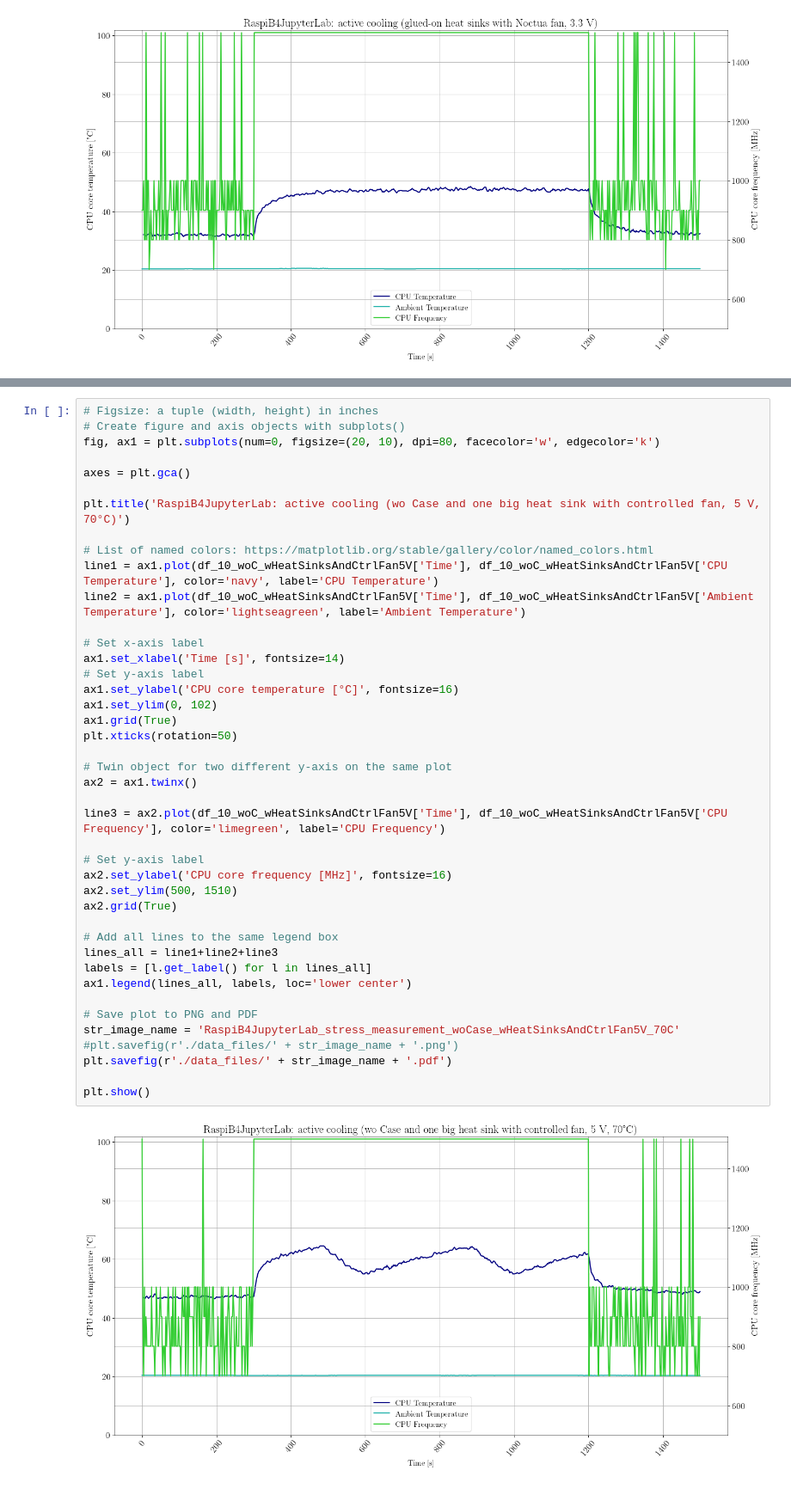
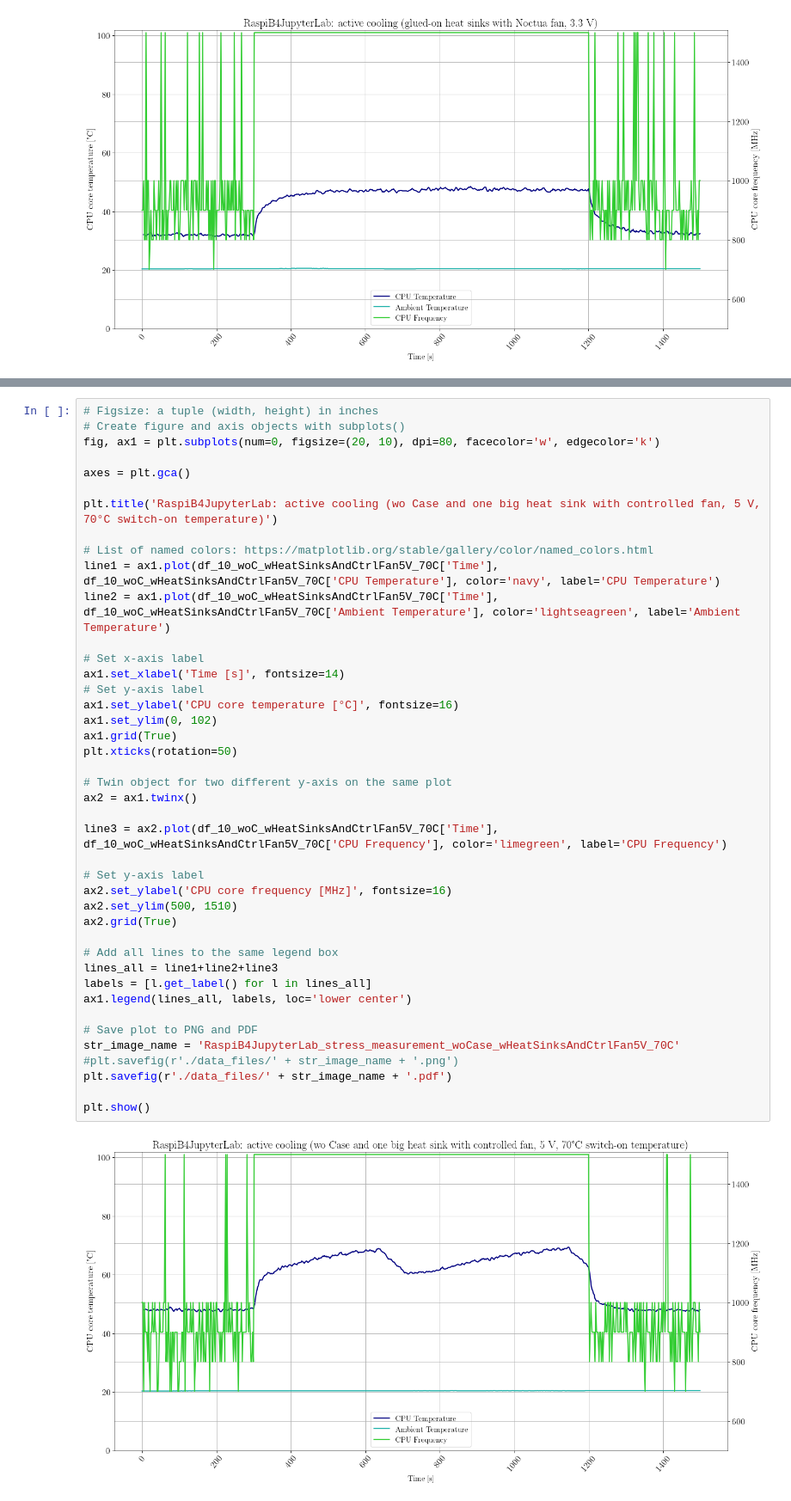
Before and after one commit to urmel79/Jupyter_Raspberry_Pi_Stress_Tests, a Jupyter notebook: Raspberry_Pi4_stress_test.ipynb, the cells around one changed output, grey strips where cells are left out. Shown at 86% size. Saved outputs shown, nothing was run; the diff lists cells and outputs as text.

```diff
--- a/Raspberry_Pi4_stress_test.ipynb
+++ b/Raspberry_Pi4_stress_test.ipynb
@@ -748,40 +748,40 @@ fig, ax1 = plt.subplots(num=0, figsize=(20, 10), dpi=80, facecolor='w', edgecolo
 
 axes = plt.gca()
 
-plt.title('RaspiB4JupyterLab: active cooling (wo Case and one big heat sink with controlled fan, 5 V, 70°C)')
+plt.title('RaspiB4JupyterLab: active cooling (wo Case and one big heat sink with controlled fan, 5 V, 70°C switch-on temperature)')
 
 # List of named colors: https://matplotlib.org/stable/gallery/color/named_colors.html
-line1 = ax1.plot(df_10_woC_wHeatSinksAndCtrlFan5V['Time'], df_10_woC_wHeatSinksAndCtrlFan5V['CPU Temperature'], color='navy', label='CPU Temperature')
-line2 = ax1.plot(df_10_woC_wHeatSinksAndCtrlFan5V['Time'], df_10_woC_wHeatSinksAndCtrlFan5V['Ambient Temperature'], color='lightseagreen', label='Ambient Temperature')
+line1 = ax1.plot(df_10_woC_wHeatSinksAndCtrlFan5V_70C['Time'], df_10_woC_wHeatSinksAndCtrlFan5V_70C['CPU Temperature'], color='navy', label='CPU Temperature')
+line2 = ax1.plot(df_10_woC_wHeatSinksAndCtrlFan5V_70C['Time'], df_10_woC_wHeatSinksAndCtrlFan5V_70C['Ambient Temperature'], color='lightseagreen', label='Ambient Temperature')
 
 # Set x-axis label
 ax1.set_xlabel('Time [s]', fontsize=14)
 # Set y-axis label
 ax1.set_ylabel('CPU core temperature [°C]', fontsize=16)
 ax1.set_ylim(0, 102)
 ax1.grid(True)
 plt.xticks(rotation=50)
 
 # Twin object for two different y-axis on the same plot
 ax2 = ax1.twinx()
 
-line3 = ax2.plot(df_10_woC_wHeatSinksAndCtrlFan5V['Time'], df_10_woC_wHeatSinksAndCtrlFan5V['CPU Frequency'], color='limegreen', label='CPU Frequency')
+line3 = ax2.plot(df_10_woC_wHeatSinksAndCtrlFan5V_70C['Time'], df_10_woC_wHeatSinksAndCtrlFan5V_70C['CPU Frequency'], color='limegreen', label='CPU Frequency')
 
 # Set y-axis label
 ax2.set_ylabel('CPU core frequency [MHz]', fontsize=16)
 ax2.set_ylim(500, 1510)
 ax2.grid(True)
 
 # Add all lines to the same legend box
 lines_all = line1+line2+line3
 labels = [l.get_label() for l in lines_all]
 ax1.legend(lines_all, labels, loc='lower center')
 
 # Save plot to PNG and PDF
 str_image_name = 'RaspiB4JupyterLab_stress_measurement_woCase_wHeatSinksAndCtrlFan5V_70C'
 #plt.savefig(r'./data_files/' + str_image_name + '.png')
 plt.savefig(r'./data_files/' + str_image_name + '.pdf')
 
 plt.show()
 # %% [output]
-[figure, old version]
+[figure, new version]
```
Also changed, not shown: parts of 1 cell of this notebook, 1 other file.
